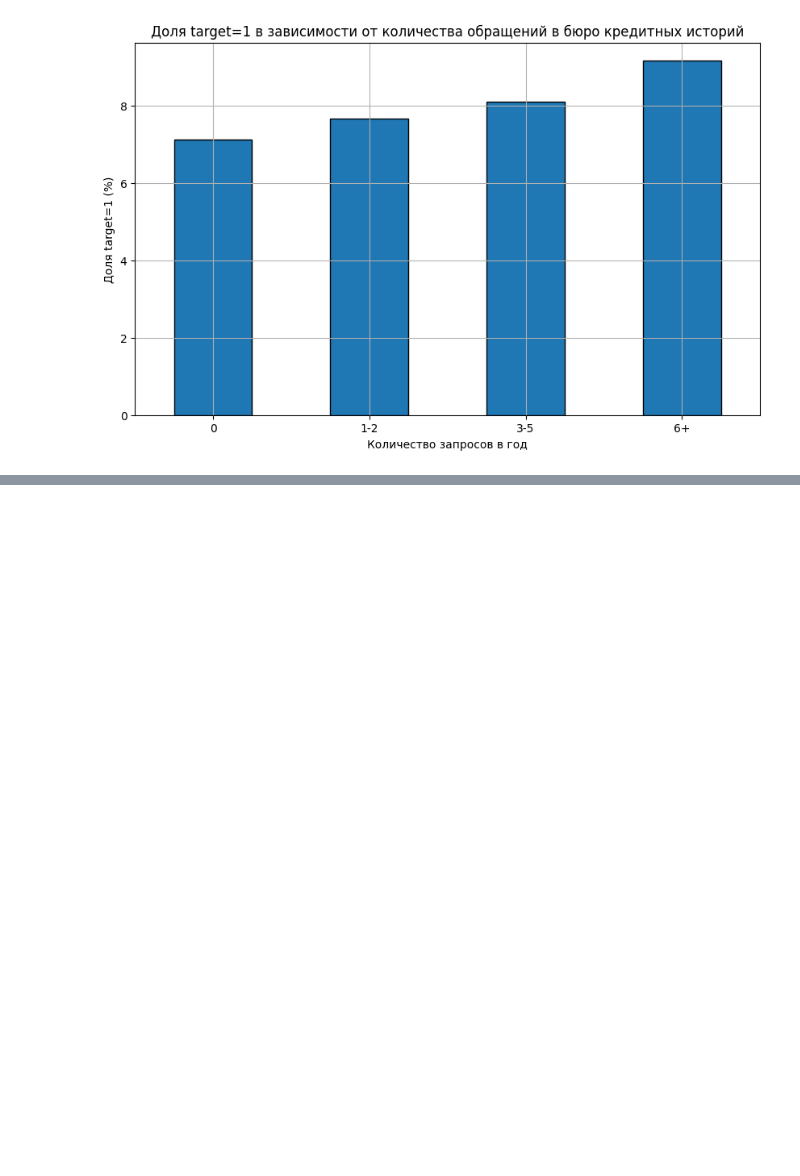
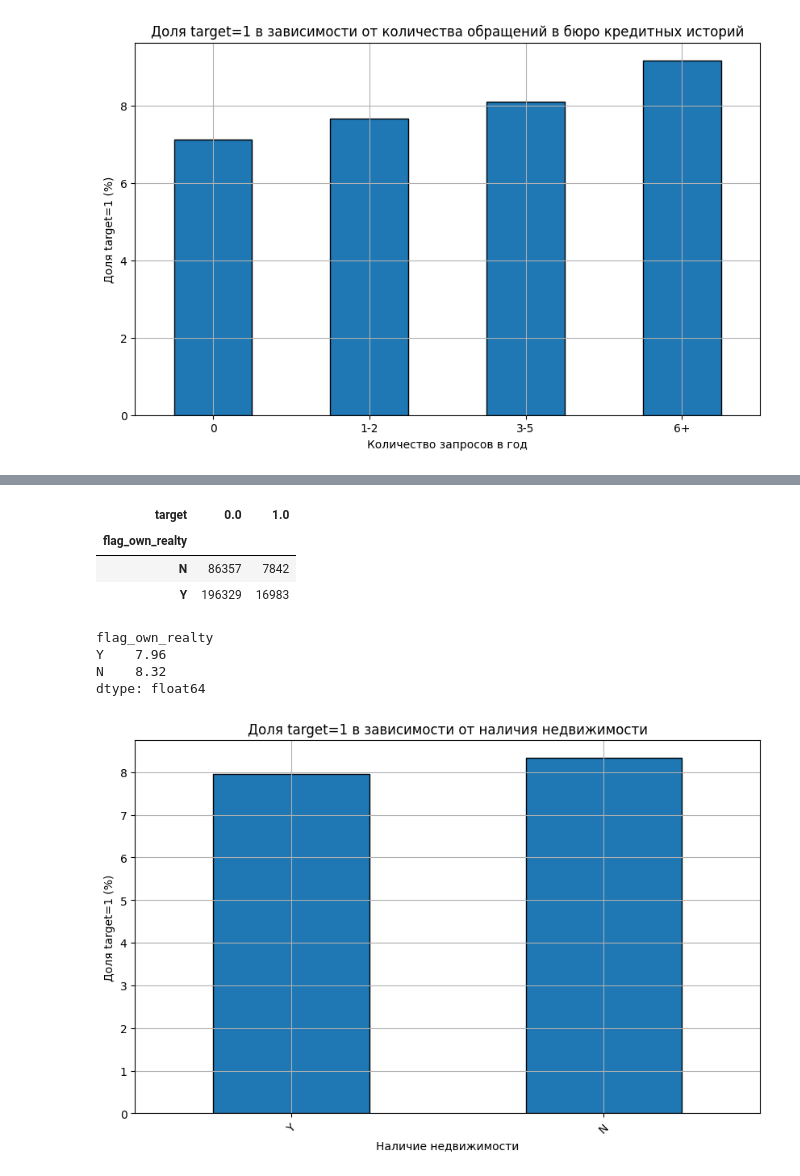
Before and after one commit to AlexanderSh11/credit_scoring_shift, a Jupyter notebook: hw5_stat_tests.ipynb, the cells around one changed output, grey strips where cells are left out. Drawn from its saved outputs; the diff is of its cells as text; code cells hidden in the pictures; blank space fills up the shorter version.

Commit message:
Гипотеза о наличии недвижимости

```diff
--- a/hw5_stat_tests.ipynb
+++ b/hw5_stat_tests.ipynb
@@ -503,0 +515,27 @@ p-value (0.0000000000) < alpha (0.005)
+# %%
+realty_target = pd.crosstab(df["flag_own_realty"], df["target"])
+realty_target
+# %% [output]
+| target | 0.0 | 1.0 |
+| flag_own_realty |  |  |
+| N | 86357 | 7842 |
+| Y | 196329 | 16983 |
+# %%
+realty_percent = (realty_target[1.0] /realty_target.sum(axis=1) * 100).sort_values()
+realty_percent.round(2)
+# %% [output]
+flag_own_realty
+Y    7.96
+N    8.32
+dtype: float64
+# %%
+plt.figure(figsize=(10, 6))
+realty_percent.plot(kind="bar", edgecolor="black")
+plt.title("Доля target=1 в зависимости от наличия недвижимости")
+plt.xlabel("Наличие недвижимости")
+plt.ylabel("Доля target=1 (%)")
+plt.xticks(rotation=45)
+plt.grid(True)
+plt.show()
+# %% [output]
+[figure, added]
```
Also changed, not shown: parts of 9 cells of this notebook, 2 other files.
